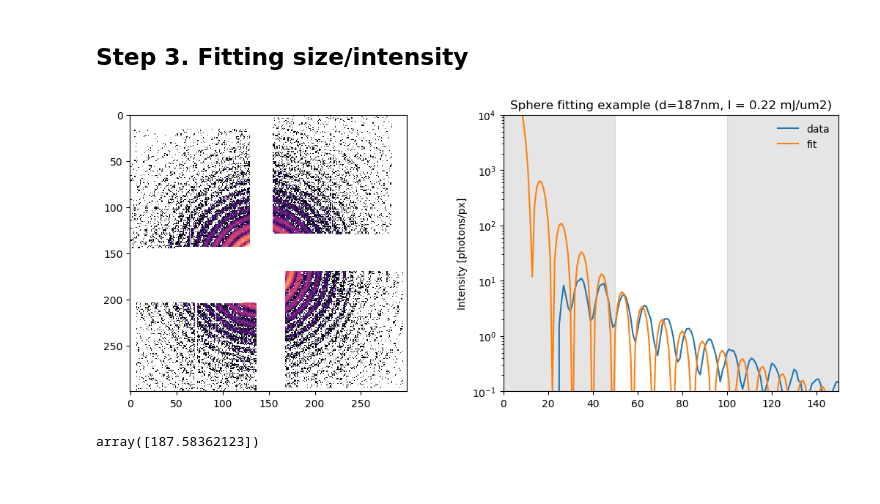
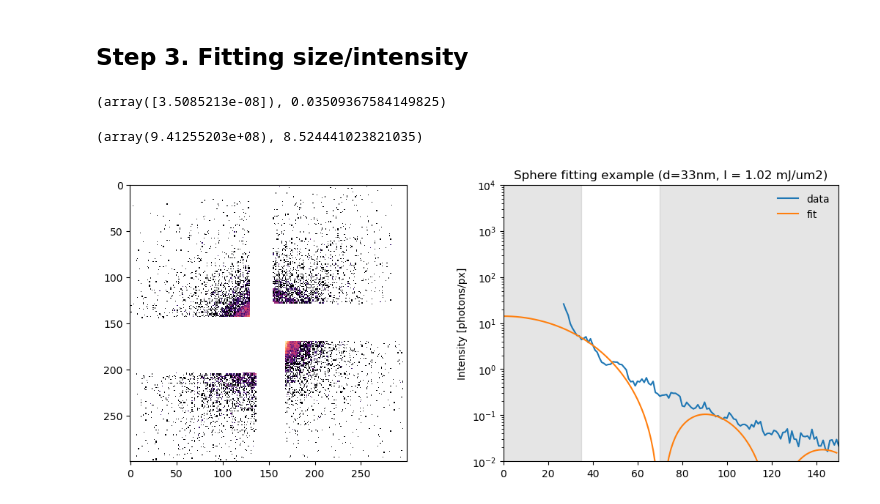
Before and after one commit to FXIhub/xfel3004, a Jupyter notebook: analysis/sphere_fitting_example.ipynb, the cells around one changed output. Saved outputs shown, nothing was run; the diff lists cells and outputs as text; code cells hidden in the pictures.

```diff
--- a/analysis/sphere_fitting_example.ipynb
+++ b/analysis/sphere_fitting_example.ipynb
@@ -110,42 +122,48 @@ plt.show()
 # %% [markdown]
 ## Step 2. Radial average
 # %%
-centers, radial = spimage.radialMeanImage(assembled_sorted[j], cx=cmask.shape[1]/2+x,
+centers, radial = spimage.radialMeanImage(assembled_sorted[j], msk=cmask, cx=cmask.shape[1]/2+x,
                                           cy=cmask.shape[0]/2+y, output_r=True)
 data_r  = radial[:sh[0]//2]
 data_qr = spimage.x_to_qx(centers, pixelsize, distance)[:sh[0]//2]
-mask_qr = data_qr > 50
+mask_qr = (data_qr > 35) #& (data_qr < 75)
 # %% [markdown]
 ## Step 3. Fitting size/intensity
 # %%
-output = optimize.brute(costfunc1, [(100e-9,300e-9)], args=(data_r, mask_qr), Ns=200, full_output=True)
+output = optimize.brute(costfunc1, [(1e-9,401e-9)], args=(data_r, mask_qr, data_qr), Ns=400, full_output=True)
 diameter = output[0]
+pearson = output[1]
+# %%
+diameter, pearson
+# %% [output]
+(array([3.5085213e-08]), 0.03509367584149825)
 # %%
-res = optimize.minimize(costfunc2, [intensity_start], args=(data_r, mask_qr, diameter),
+res = optimize.minimize(costfunc2, [intensity_start], args=(data_r, mask_qr, diameter, data_qr),
                         method="Powell", tol=None, options={'disp':False})
 intensity = res['x']
 fun = res['fun']
+print(intensity, fun)
+# %% [output]
+(array(9.41255203e+08), 8.524441023821035)
 # %%
-res2 = optimize.minimize(costfunc2, [intensity_start], args=(data_r, mask_qr, diameter/2),
+res = optimize.minimize(costfunc3, [diameter, intensity], args=(data_r, mask_qr, data_qr),
                         method="Powell", tol=None, options={'disp':False})
-good = (res2['fun'] - fun)
+diameter = res['x'][0]
+intensity = res['x'][1]
+fun = res['fun']
 # %%
 fig, axes = plt.subplots(ncols=2, figsize=(13,5), dpi=100)
 axes[0].imshow(assembled_sorted[j]*cmask, norm=colors.LogNorm(), cmap='magma')
 axes[1].set_title("Sphere fitting example (d=%dnm, I = %.2f mJ/um2)" %(diameter*1e9, intensity / (1e-3 / 1e-12)))
 axes[1].plot(data_qr, data_r, label="data")
-axes[1].plot(qr, model([diameter,intensity]), label="fit")
-axes[1].set_ylim(0.1, 1e4)
+axes[1].plot(qr, model([diameter,intensity],qr), label="fit")
+axes[1].set_ylim(0.01, 1e4)
 axes[1].set_xlim(0,sh[0]//2)
-axes[1].axvspan(0,50, color='gray', alpha=0.2)
-axes[1].axvspan(100,150, color='gray', alpha=0.2)
+axes[1].axvspan(0,35, color='gray', alpha=0.2)
+axes[1].axvspan(70,150, color='gray', alpha=0.2)
 axes[1].semilogy()
 axes[1].set_ylabel("Intensity [photons/px]")
 axes[1].legend(frameon=0, loc=1)
 plt.show()
 # %% [output]
-[figure, old version]
+[figure, new version]
-# %%
-diameter*1e9
-# %% [output]
-array([187.58362123])
```
Also changed, not shown: parts of 17 cells of this notebook, 1 other file.
